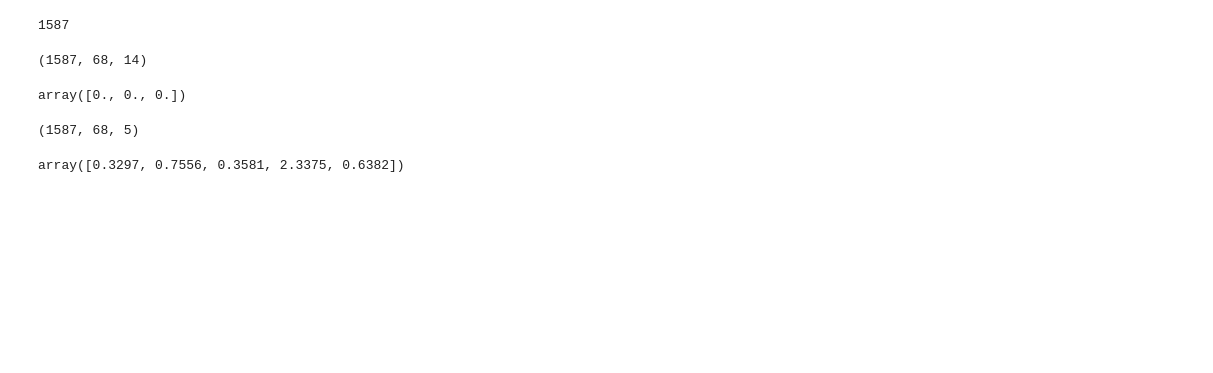
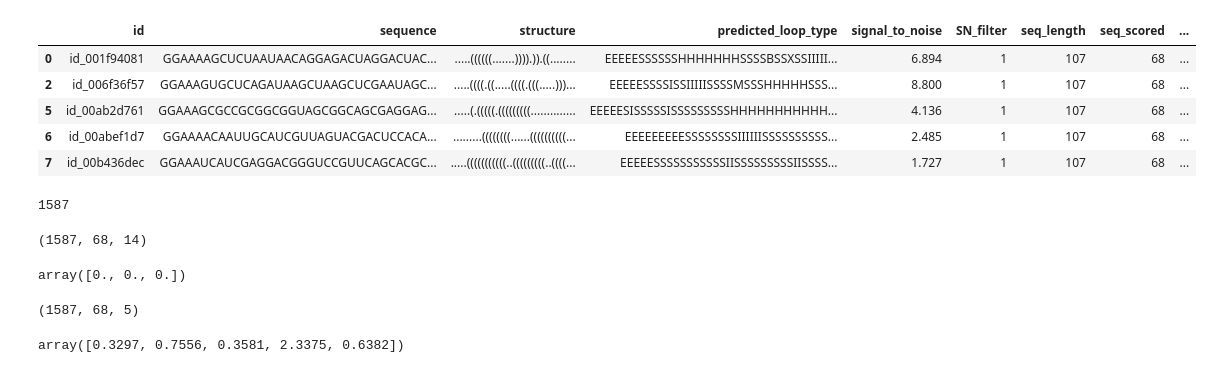
Before and after one commit to Max1428/Kaggle_Covid_Vaccine, a Jupyter notebook: Prototype.ipynb, the cells around one changed output. Cells and saved outputs as stored; diff of their text form; code cells hidden in the pictures; blank space fills up the shorter version.

```diff
--- a/Prototype.ipynb
+++ b/Prototype.ipynb
@@ -17,6 +31,15 @@ train = train.query("SN_filter == 1")
 test_private = test.query("seq_length == 130")
 # %%
 test_public = test.query("seq_length == 107")
+# %%
+train.head()
+# %% [output]
+|  | id | sequence | structure | predicted_loop_type | signal_to_noise | SN_filter | seq_length | seq_scored | ... |
+| 0 | id_001f94081 | GGAAAAGCUCUAAUAACAGGAGACUAGGACUAC... | .....((((((.......)))).)).((........ | EEEEESSSSSSHHHHHHHSSSSBSSXSSIIIII... | 6.894 | 1 | 107 | 68 | ... |
+| 2 | id_006f36f57 | GGAAAGUGCUCAGAUAAGCUAAGCUCGAAUAGC... | .....((((.((.....((((.(((.....)))... | EEEEESSSSISSIIIIISSSSMSSSHHHHHSSS... | 8.800 | 1 | 107 | 68 | ... |
+| 5 | id_00ab2d761 | GGAAAGCGCCGCGGCGGUAGCGGCAGCGAGGAG... | .....(.(((((.(((((((((.............. | EEEEESISSSSSISSSSSSSSSHHHHHHHHHHH... | 4.136 | 1 | 107 | 68 | ... |
+| 6 | id_00abef1d7 | GGAAAACAAUUGCAUCGUUAGUACGACUCCACA... | .........((((((((......((((((((((... | EEEEEEEEESSSSSSSSIIIIIISSSSSSSSSS... | 2.485 | 1 | 107 | 68 | ... |
+| 7 | id_00b436dec | GGAAAUCAUCGAGGACGGGUCCGUUCAGCACGC... | .....(((((((((((..(((((((((..((((... | EEEEESSSSSSSSSSSIISSSSSSSSSIISSSS... | 1.727 | 1 | 107 | 68 | ... |
 # %%
 def preprocess_inputs(df,input_cols):
     """
```
Also changed, not shown: parts of 23 cells of this notebook.
